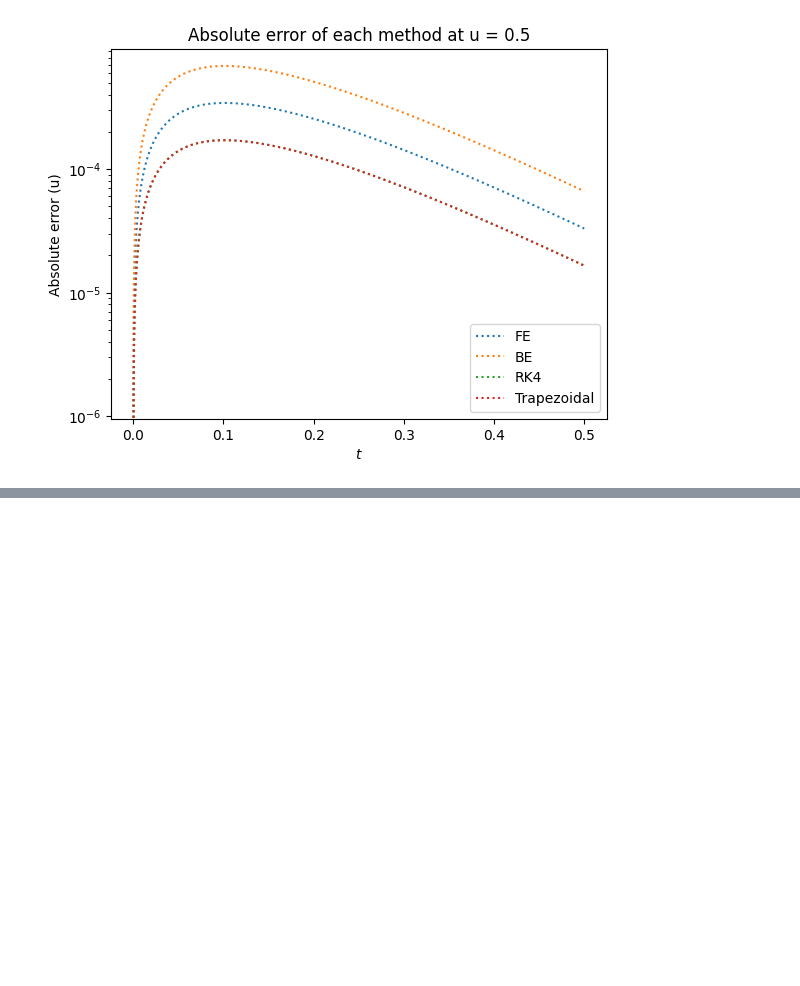
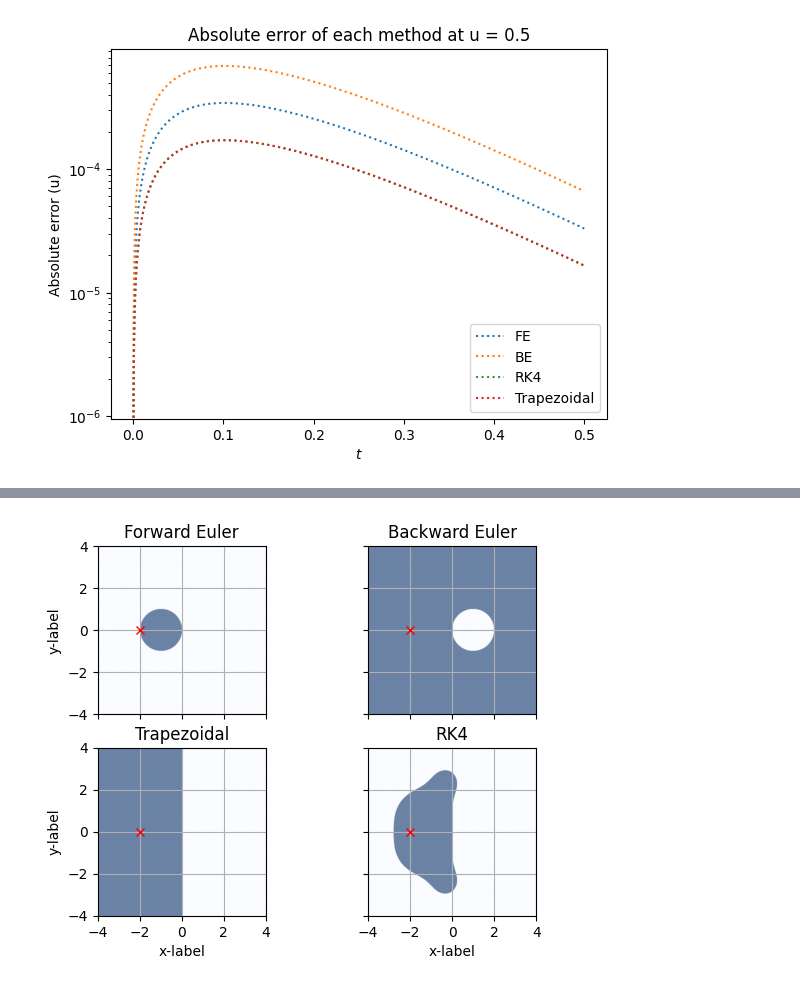
Before and after one commit to Fnixya/Go_Practice, a Jupyter notebook: lab1/lab1.ipynb, the cells around one changed output, grey strips where cells are left out. Saved outputs shown, nothing was run; the diff lists cells and outputs as text; code cells hidden in the pictures; blank space fills up the shorter version.

```diff
--- a/lab1/lab1.ipynb
+++ b/lab1/lab1.ipynb
@@ -461,0 +427,38 @@ k max(lambda): -1.9972037971811791
+# %%
+x = np.arange(-4, 4, 0.01)
+y = np.arange(-4, 4, 0.01)
+x, y = np.meshgrid(x, y)
+z = x + 1j * y
+
+
+R1 = 1 + z
+R1 = 1 - z
+R4 = 1 + z + 0.5 * z**2 + (1/6) * z**3 + (1/24) * z**4
+
+fig, axs = plt.subplots(2, 2)
+axs[0, 0].imshow(np.abs(z+1) < 1, extent=(-4, 4, -4, 4), origin='lower', cmap='Blues', alpha=0.6)
+axs[0, 0].set_title('Forward Euler')
+
+axs[0, 1].imshow(np.abs(z-1) > 1, extent=(-4, 4, -4, 4), origin='lower', cmap='Blues', alpha=0.6)
+axs[0, 1].set_title('Backward Euler')
+
+axs[1, 0].imshow(x < 0, extent=(-4, 4, -4, 4), origin='lower', cmap='Blues', alpha=0.6)
+axs[1, 0].set_title('Trapezoidal')
+
+R4 = 1 + z + 0.5 * z**2 + (1/6) * z**3 + (1/24) * z**4
+axs[1, 1].imshow(np.abs(R4) < 1, extent=(-4, 4, -4, 4), origin='lower', cmap='Blues', alpha=0.6)
+axs[1, 1].set_title('RK4')
+
+kmaxlambda = -np.max(np.abs(eigenvalues)) * dt
+K = 'k'
+for ax in axs.flat:
+    ax.grid(True)
+    ax.set(xlabel='x-label', ylabel='y-label')
+    ax.plot(kmaxlambda, 0, 'rx')
+
+
+# Hide x labels and tick labels for top plots and y ticks for right plots.
+for ax in axs.flat:
+    ax.label_outer()
+# %% [output]
+[figure, added]
```
Also changed, not shown: parts of 8 cells of this notebook.
